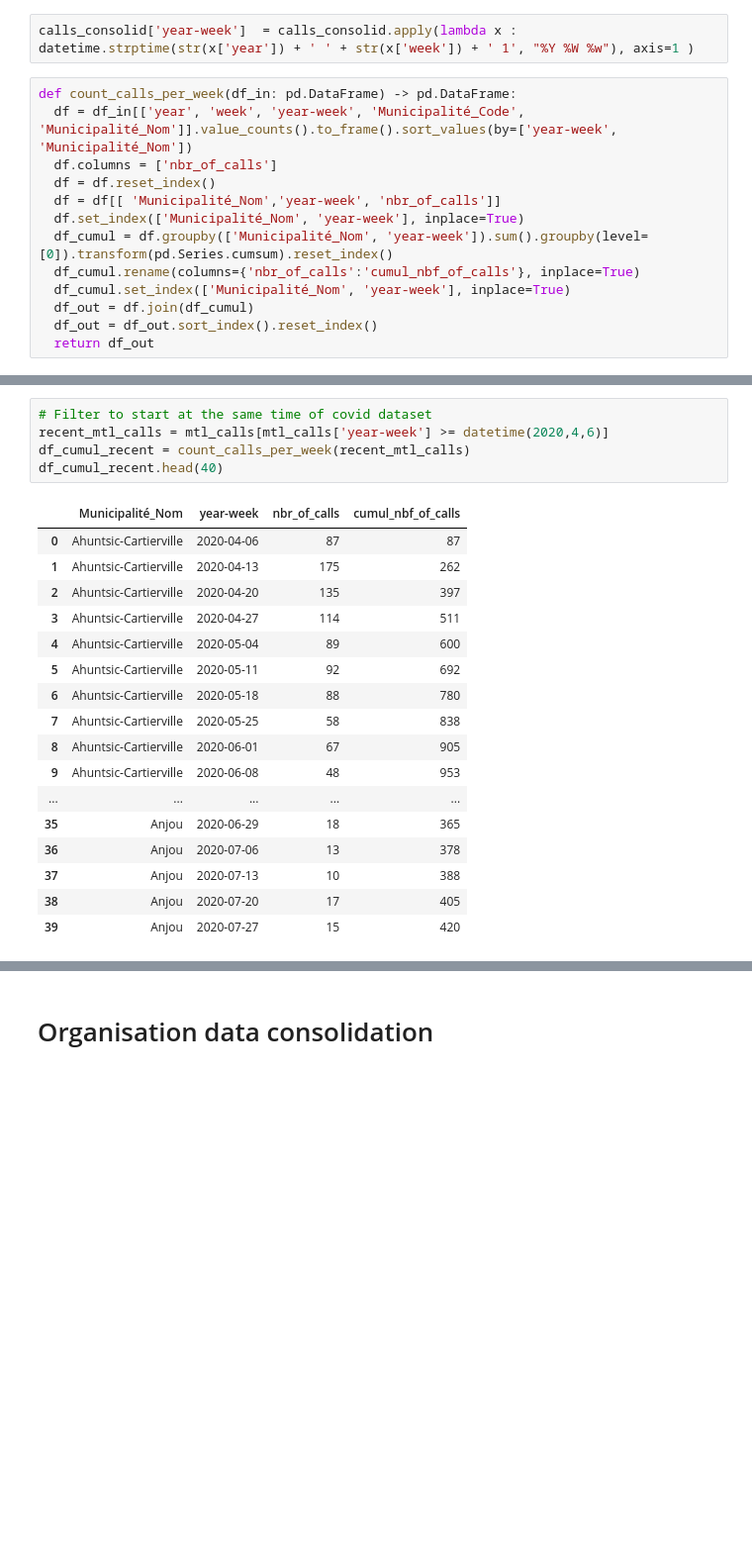
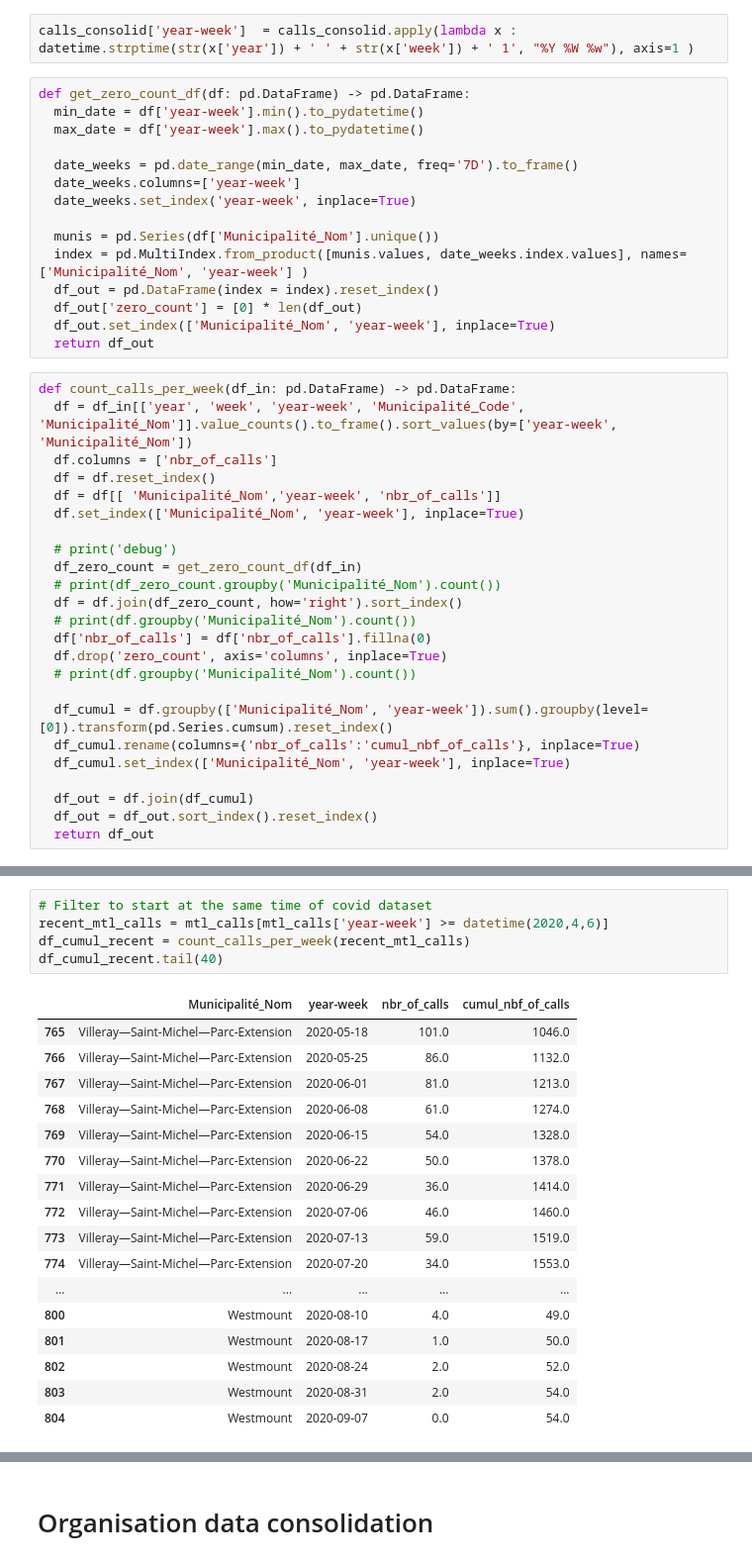
Before and after one commit to pascal-bergeron/ai4forgood2016, a Jupyter notebook: DataPreparation.ipynb, the cells around one changed output, grey strips where cells are left out. Shown at 99% size. Drawn from its saved outputs; the diff is of its cells as text; blank space fills up the shorter version.

```diff
--- a/DataPreparation.ipynb
+++ b/DataPreparation.ipynb
@@ -176,6 +176,21 @@ calls_consolid['week'] = calls_consolid['CallDateAndTimeStart'].dt.isocalendar()
 calls_consolid['year'] = calls_consolid['CallDateAndTimeStart'].dt.isocalendar().year
 # %%
 calls_consolid['year-week']  = calls_consolid.apply(lambda x : datetime.strptime(str(x['year']) + ' ' + str(x['week']) + ' 1', "%Y %W %w"), axis=1 )
+# %%
+def get_zero_count_df(df: pd.DataFrame) -> pd.DataFrame:
+  min_date = df['year-week'].min().to_pydatetime()
+  max_date = df['year-week'].max().to_pydatetime()
+
+  date_weeks = pd.date_range(min_date, max_date, freq='7D').to_frame()
+  date_weeks.columns=['year-week']
+  date_weeks.set_index('year-week', inplace=True)
+
+  munis = pd.Series(df['Municipalité_Nom'].unique())
+  index = pd.MultiIndex.from_product([munis.values, date_weeks.index.values], names= ['Municipalité_Nom', 'year-week'] )
+  df_out = pd.DataFrame(index = index).reset_index()
+  df_out['zero_count'] = [0] * len(df_out)
+  df_out.set_index(['Municipalité_Nom', 'year-week'], inplace=True)
+  return df_out
 # %%
 def count_calls_per_week(df_in: pd.DataFrame) -> pd.DataFrame:
   df = df_in[['year', 'week', 'year-week', 'Municipalité_Code', 'Municipalité_Nom']].value_counts().to_frame().sort_values(by=['year-week', 'Municipalité_Nom'])
@@ -183,9 +198,20 @@ def count_calls_per_week(df_in: pd.DataFrame) -> pd.DataFrame:
   df = df.reset_index()
   df = df[[ 'Municipalité_Nom','year-week', 'nbr_of_calls']]
   df.set_index(['Municipalité_Nom', 'year-week'], inplace=True)
+
+  # print('debug')
+  df_zero_count = get_zero_count_df(df_in)
+  # print(df_zero_count.groupby('Municipalité_Nom').count())
+  df = df.join(df_zero_count, how='right').sort_index()
+  # print(df.groupby('Municipalité_Nom').count())
+  df['nbr_of_calls'] = df['nbr_of_calls'].fillna(0)
+  df.drop('zero_count', axis='columns', inplace=True)
+  # print(df.groupby('Municipalité_Nom').count())
+
   df_cumul = df.groupby(['Municipalité_Nom', 'year-week']).sum().groupby(level=[0]).transform(pd.Series.cumsum).reset_index()
   df_cumul.rename(columns={'nbr_of_calls':'cumul_nbf_of_calls'}, inplace=True)
   df_cumul.set_index(['Municipalité_Nom', 'year-week'], inplace=True)
+
   df_out = df.join(df_cumul)
   df_out = df_out.sort_index().reset_index()
   return df_out
@@ -216,24 +242,24 @@ df_cumul.head(40)
 # %%
 # Filter to start at the same time of covid dataset
 recent_mtl_calls = mtl_calls[mtl_calls['year-week'] >= datetime(2020,4,6)]
 df_cumul_recent = count_calls_per_week(recent_mtl_calls)
-df_cumul_recent.head(40)
+df_cumul_recent.tail(40)
 # %% [output]
 |  | Municipalité_Nom | year-week | nbr_of_calls | cumul_nbf_of_calls |
-| 0 | Ahuntsic-Cartierville | 2020-04-06 | 87 | 87 |
-| 1 | Ahuntsic-Cartierville | 2020-04-13 | 175 | 262 |
-| 2 | Ahuntsic-Cartierville | 2020-04-20 | 135 | 397 |
-| 3 | Ahuntsic-Cartierville | 2020-04-27 | 114 | 511 |
-| 4 | Ahuntsic-Cartierville | 2020-05-04 | 89 | 600 |
-| 5 | Ahuntsic-Cartierville | 2020-05-11 | 92 | 692 |
-| 6 | Ahuntsic-Cartierville | 2020-05-18 | 88 | 780 |
-| 7 | Ahuntsic-Cartierville | 2020-05-25 | 58 | 838 |
-| 8 | Ahuntsic-Cartierville | 2020-06-01 | 67 | 905 |
-| 9 | Ahuntsic-Cartierville | 2020-06-08 | 48 | 953 |
+| 765 | Villeray—Saint-Michel—Parc-Extension | 2020-05-18 | 101.0 | 1046.0 |
+| 766 | Villeray—Saint-Michel—Parc-Extension | 2020-05-25 | 86.0 | 1132.0 |
+| 767 | Villeray—Saint-Michel—Parc-Extension | 2020-06-01 | 81.0 | 1213.0 |
+| 768 | Villeray—Saint-Michel—Parc-Extension | 2020-06-08 | 61.0 | 1274.0 |
+| 769 | Villeray—Saint-Michel—Parc-Extension | 2020-06-15 | 54.0 | 1328.0 |
+| 770 | Villeray—Saint-Michel—Parc-Extension | 2020-06-22 | 50.0 | 1378.0 |
+| 771 | Villeray—Saint-Michel—Parc-Extension | 2020-06-29 | 36.0 | 1414.0 |
+| 772 | Villeray—Saint-Michel—Parc-Extension | 2020-07-06 | 46.0 | 1460.0 |
+| 773 | Villeray—Saint-Michel—Parc-Extension | 2020-07-13 | 59.0 | 1519.0 |
+| 774 | Villeray—Saint-Michel—Parc-Extension | 2020-07-20 | 34.0 | 1553.0 |
 | ... | ... | ... | ... | ... |
-| 35 | Anjou | 2020-06-29 | 18 | 365 |
-| 36 | Anjou | 2020-07-06 | 13 | 378 |
-| 37 | Anjou | 2020-07-13 | 10 | 388 |
-| 38 | Anjou | 2020-07-20 | 17 | 405 |
-| 39 | Anjou | 2020-07-27 | 15 | 420 |
+| 800 | Westmount | 2020-08-10 | 4.0 | 49.0 |
+| 801 | Westmount | 2020-08-17 | 1.0 | 50.0 |
+| 802 | Westmount | 2020-08-24 | 2.0 | 52.0 |
+| 803 | Westmount | 2020-08-31 | 2.0 | 54.0 |
+| 804 | Westmount | 2020-09-07 | 0.0 | 54.0 |
 # %%
```
Also changed, not shown: parts of 4 cells of this notebook.
